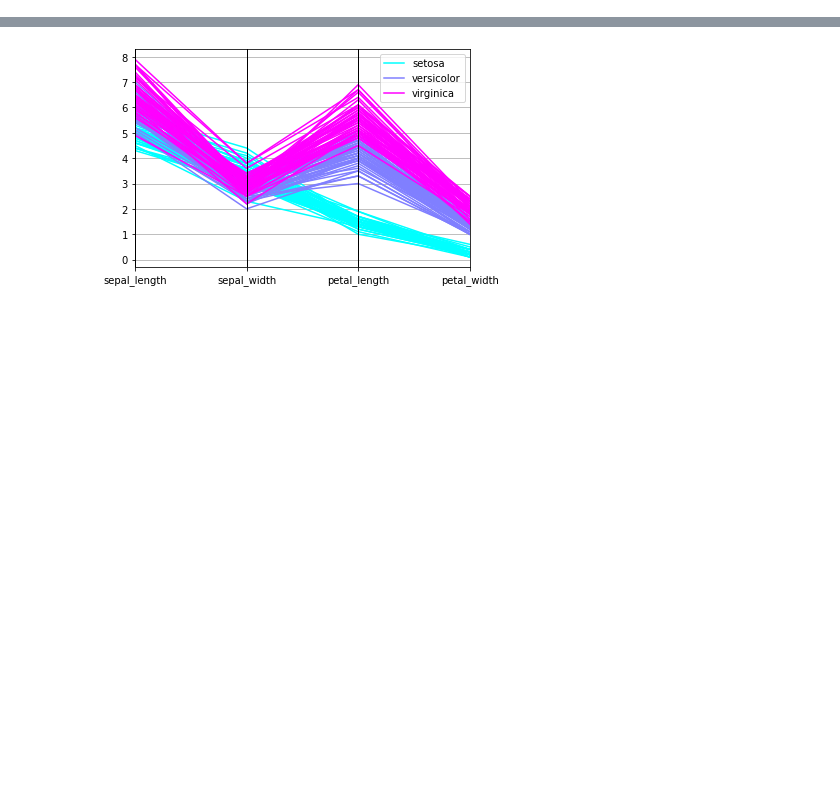
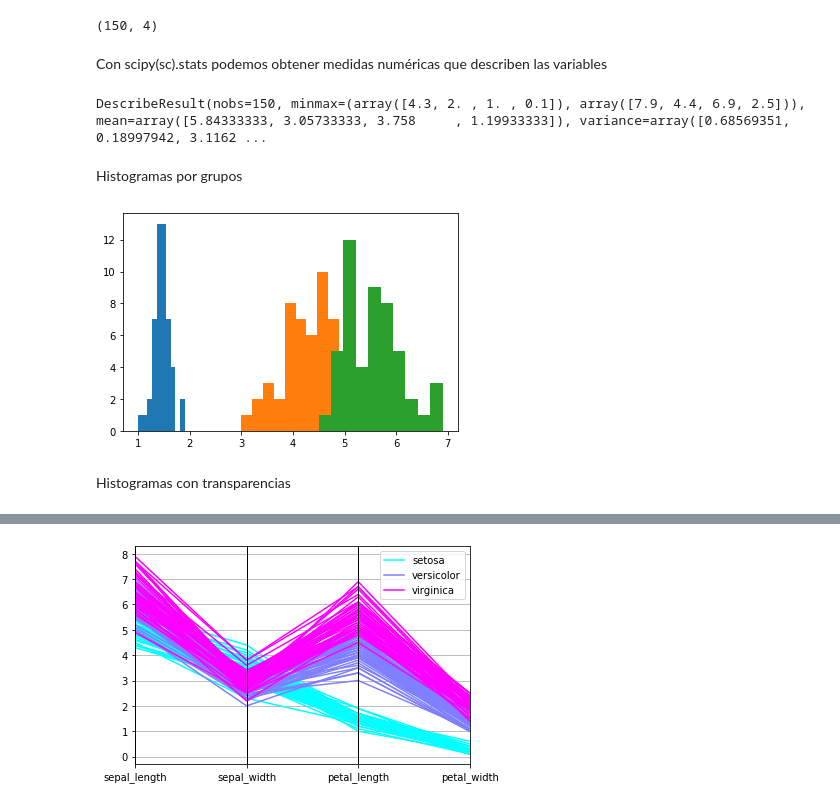
Before and after one commit to joanby/curso-estadistica-multivariante, a Jupyter notebook: Seccion 1 Introducción al espacio multivariante/Códigos/Python/1.C Iris_Dataset_Example.ipynb, the cells around one changed output, grey strips where cells are left out. Saved outputs shown, nothing was run; the diff lists cells and outputs as text; code cells hidden in the pictures; blank space fills up the shorter version.

```diff
--- a/Seccion 1 Introducción al espacio multivariante/Códigos/Python/1.C Iris_Dataset_Example.ipynb
+++ b/Seccion 1 Introducción al espacio multivariante/Códigos/Python/1.C Iris_Dataset_Example.ipynb
@@ -129,0 +140,21 @@ fig=sns.jointplot(x='SepalLengthCm',y='SepalWidthCm',data=iris)
+# %%
+X.shape
+# %% [output]
+(150, 4)
+# %% [markdown]
+Con scipy(sc).stats podemos obtener medidas numéricas que describen las variables
+# %%
+sc.stats.describe(X)
+# %% [output]
+DescribeResult(nobs=150, minmax=(array([4.3, 2. , 1. , 0.1]), array([7.9, 4.4, 6.9, 2.5])), mean=array([5.84333333, 3.05733333, 3.758     , 1.19933333]), variance=array([0.68569351, 0.18997942, 3.1162 ...
+# %% [markdown]
+Histogramas por grupos
+# %%
+plt.hist(X[Y == 0,2])
+plt.hist(X[Y == 1,2])
+plt.hist(X[Y == 2,2])
+plt.show()
+# %% [output]
+[figure, added]
+# %% [markdown]
+Histogramas con transparencias
```
Also changed, not shown: parts of 50 cells of this notebook, 30 other files.
